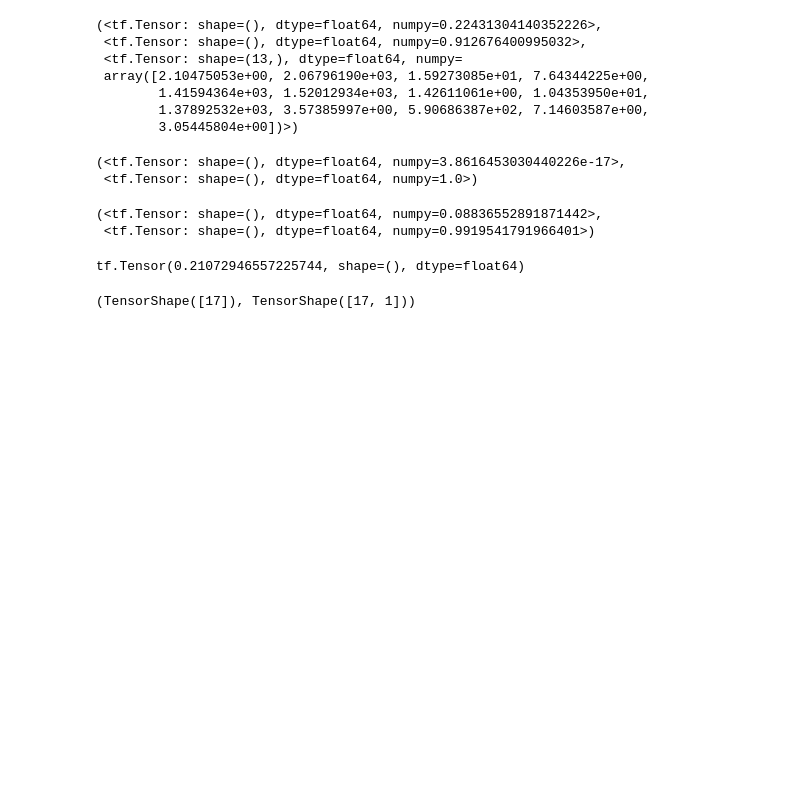
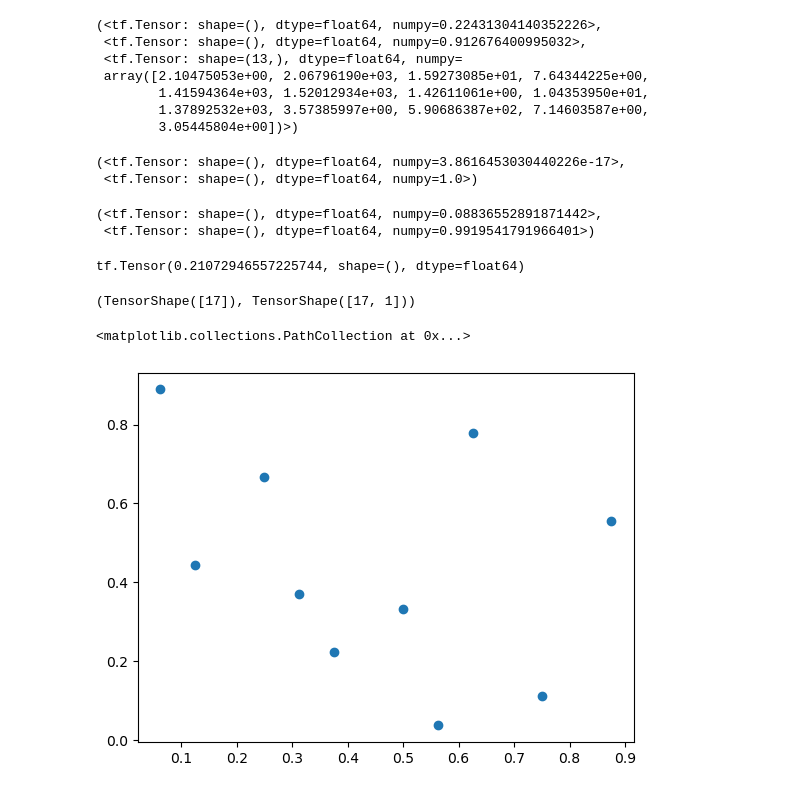
Before and after one commit to cambridge-mlg/learnable-qmc, a Jupyter notebook: notebooks/uci.ipynb, the cells around one changed output. Cells and saved outputs as stored; diff of their text form; code cells hidden in the pictures; blank space fills up the shorter version.

```diff
--- a/notebooks/uci.ipynb
+++ b/notebooks/uci.ipynb
@@ -166,0 +270,15 @@ pred_mean.shape, dataset.y_test.shape
+# %%
+samples = tfp.mcmc.sample_halton_sequence(
+    dim=2,
+    num_results=10,
+    sequence_indices=None,
+    dtype=tf.float32,
+    randomized=False,
+    seed=None,
+    name=None
+)
+# %%
+plt.scatter(samples[:, 0], samples[:, 1])
+# %% [output]
+<matplotlib.collections.PathCollection at 0x...>
+[figure, added]
```
Also changed, not shown: parts of 12 cells of this notebook, 6 other files.
